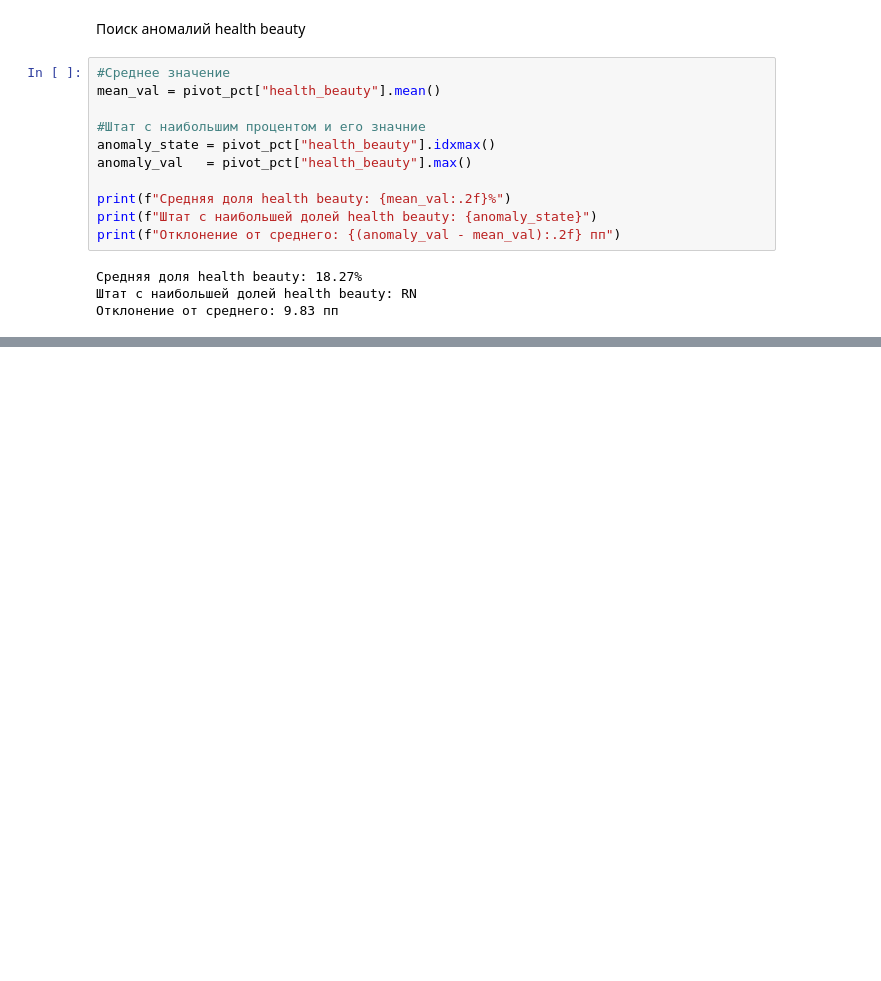
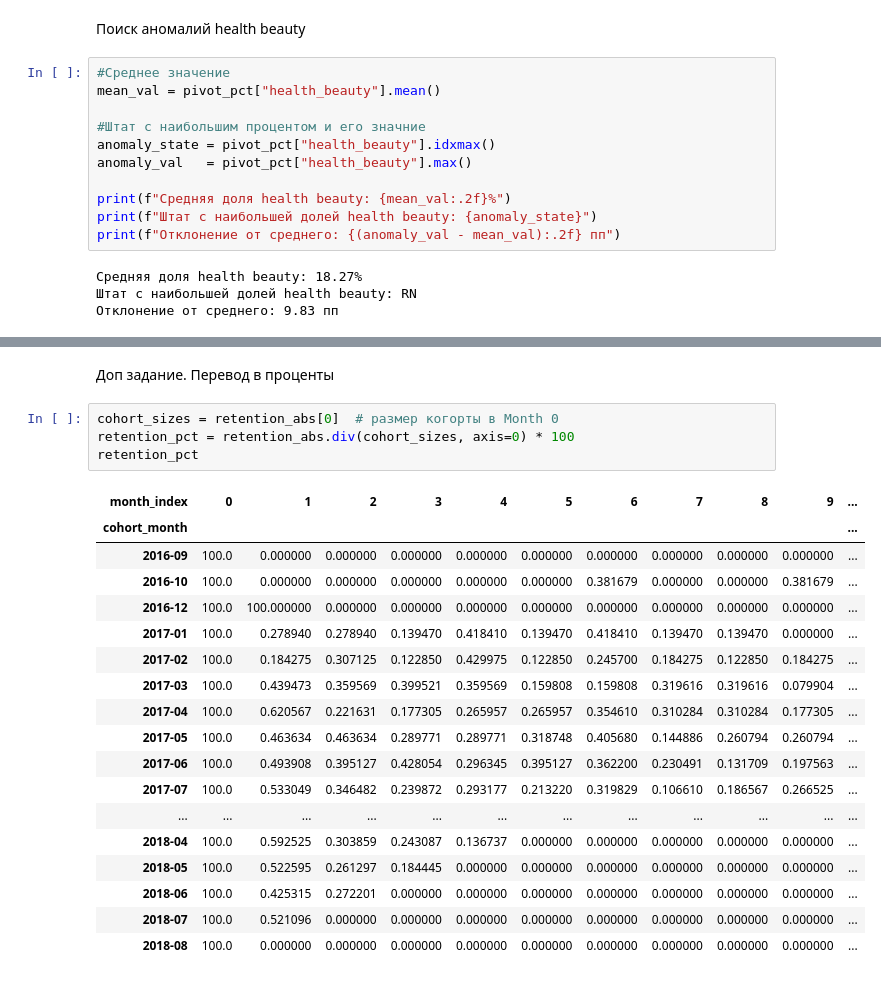
Before and after one commit to Ferrddd/Python-lab3, a Jupyter notebook: main.ipynb, the cells around one changed output, grey strips where cells are left out. Saved outputs shown, nothing was run; the diff lists cells and outputs as text; blank space fills up the shorter version.

```diff
--- a/main.ipynb
+++ b/main.ipynb
@@ -345,0 +431,25 @@ print(f"Отклонение от среднего: {(anomaly_val - mean_val):.2
+# %% [markdown]
+Доп задание. Перевод в проценты
+# %%
+cohort_sizes = retention_abs[0]  # размер когорты в Month 0
+retention_pct = retention_abs.div(cohort_sizes, axis=0) * 100
+retention_pct
+# %% [output]
+| month_index | 0 | 1 | 2 | 3 | 4 | 5 | 6 | 7 | 8 | 9 | ... |
+| cohort_month |  |  |  |  |  |  |  |  |  |  | ... |
+| 2016-09 | 100.0 | 0.000000 | 0.000000 | 0.000000 | 0.000000 | 0.000000 | 0.000000 | 0.000000 | 0.000000 | 0.000000 | ... |
+| 2016-10 | 100.0 | 0.000000 | 0.000000 | 0.000000 | 0.000000 | 0.000000 | 0.381679 | 0.000000 | 0.000000 | 0.381679 | ... |
+| 2016-12 | 100.0 | 100.000000 | 0.000000 | 0.000000 | 0.000000 | 0.000000 | 0.000000 | 0.000000 | 0.000000 | 0.000000 | ... |
+| 2017-01 | 100.0 | 0.278940 | 0.278940 | 0.139470 | 0.418410 | 0.139470 | 0.418410 | 0.139470 | 0.139470 | 0.000000 | ... |
+| 2017-02 | 100.0 | 0.184275 | 0.307125 | 0.122850 | 0.429975 | 0.122850 | 0.245700 | 0.184275 | 0.122850 | 0.184275 | ... |
+| 2017-03 | 100.0 | 0.439473 | 0.359569 | 0.399521 | 0.359569 | 0.159808 | 0.159808 | 0.319616 | 0.319616 | 0.079904 | ... |
+| 2017-04 | 100.0 | 0.620567 | 0.221631 | 0.177305 | 0.265957 | 0.265957 | 0.354610 | 0.310284 | 0.310284 | 0.177305 | ... |
+| 2017-05 | 100.0 | 0.463634 | 0.463634 | 0.289771 | 0.289771 | 0.318748 | 0.405680 | 0.144886 | 0.260794 | 0.260794 | ... |
+| 2017-06 | 100.0 | 0.493908 | 0.395127 | 0.428054 | 0.296345 | 0.395127 | 0.362200 | 0.230491 | 0.131709 | 0.197563 | ... |
+| 2017-07 | 100.0 | 0.533049 | 0.346482 | 0.239872 | 0.293177 | 0.213220 | 0.319829 | 0.106610 | 0.186567 | 0.266525 | ... |
+| ... | ... | ... | ... | ... | ... | ... | ... | ... | ... | ... | ... |
+| 2018-04 | 100.0 | 0.592525 | 0.303859 | 0.243087 | 0.136737 | 0.000000 | 0.000000 | 0.000000 | 0.000000 | 0.000000 | ... |
+| 2018-05 | 100.0 | 0.522595 | 0.261297 | 0.184445 | 0.000000 | 0.000000 | 0.000000 | 0.000000 | 0.000000 | 0.000000 | ... |
+| 2018-06 | 100.0 | 0.425315 | 0.272201 | 0.000000 | 0.000000 | 0.000000 | 0.000000 | 0.000000 | 0.000000 | 0.000000 | ... |
+| 2018-07 | 100.0 | 0.521096 | 0.000000 | 0.000000 | 0.000000 | 0.000000 | 0.000000 | 0.000000 | 0.000000 | 0.000000 | ... |
+| 2018-08 | 100.0 | 0.000000 | 0.000000 | 0.000000 | 0.000000 | 0.000000 | 0.000000 | 0.000000 | 0.000000 | 0.000000 | ... |
```
Also changed, not shown: parts of 7 cells of this notebook, 1 other file.
